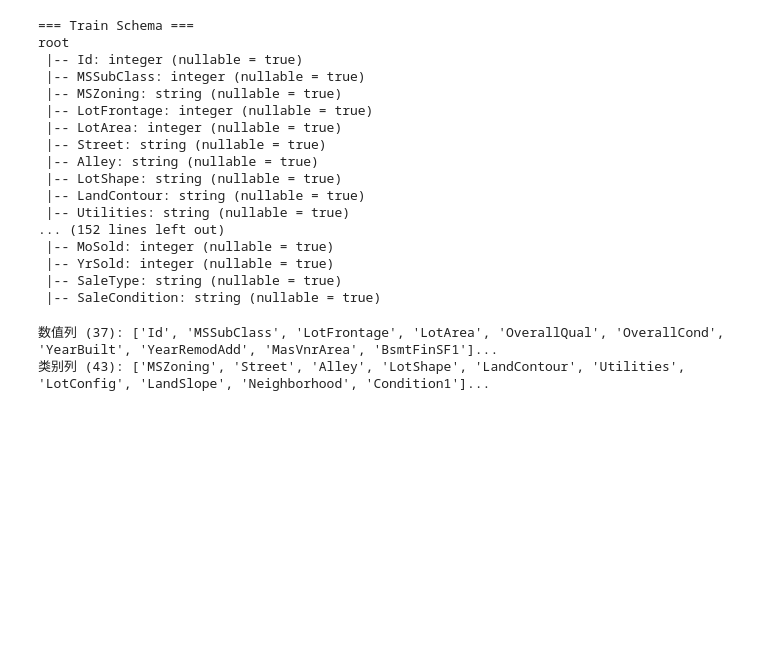
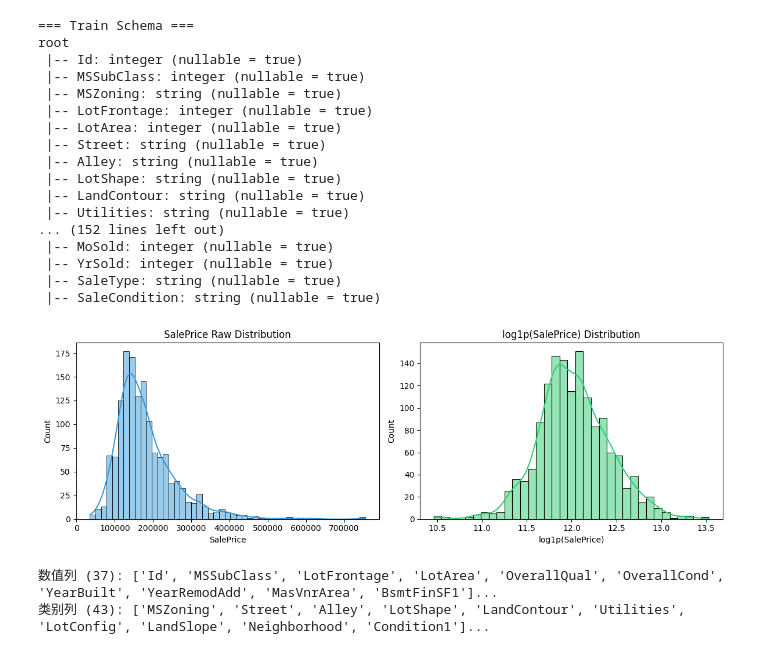
Before and after one commit to Psychomachia66/house-prices-advanced-regression-techniques, a Jupyter notebook: src/LR.ipynb, the cells around one changed output. Saved outputs shown, nothing was run; the diff lists cells and outputs as text; code cells hidden in the pictures; blank space fills up the shorter version.

```diff
--- a/src/LR.ipynb
+++ b/src/LR.ipynb
@@ -49,6 +52,26 @@ root
  |-- YrSold: integer (nullable = true)
  |-- SaleType: string (nullable = true)
  |-- SaleCondition: string (nullable = true)
+# %%
+# ============== 1 目标变量分布 + log变换前后对比 ==============
+
+# 转 pandas 只取 SalePrice 列（速度快）
+price = train_df.select("SalePrice").toPandas()["SalePrice"]
+
+fig, axs = plt.subplots(1, 2, figsize=(12, 4))
+
+sns.histplot(price, kde=True, ax=axs[0], color="#3498db")
+axs[0].set_title("SalePrice Raw Distribution")
+axs[0].set_xlabel("SalePrice")
+
+sns.histplot(np.log1p(price), kde=True, ax=axs[1], color="#2ecc71")
+axs[1].set_title("log1p(SalePrice) Distribution")
+axs[1].set_xlabel("log1p(SalePrice)")
+
+plt.tight_layout()
+plt.show()
+# %% [output]
+[figure, added]
 # %%
 # === 区分列类型（基于实际 schema）===
 
```
Also changed, not shown: parts of 6 cells of this notebook, 10 other files.
